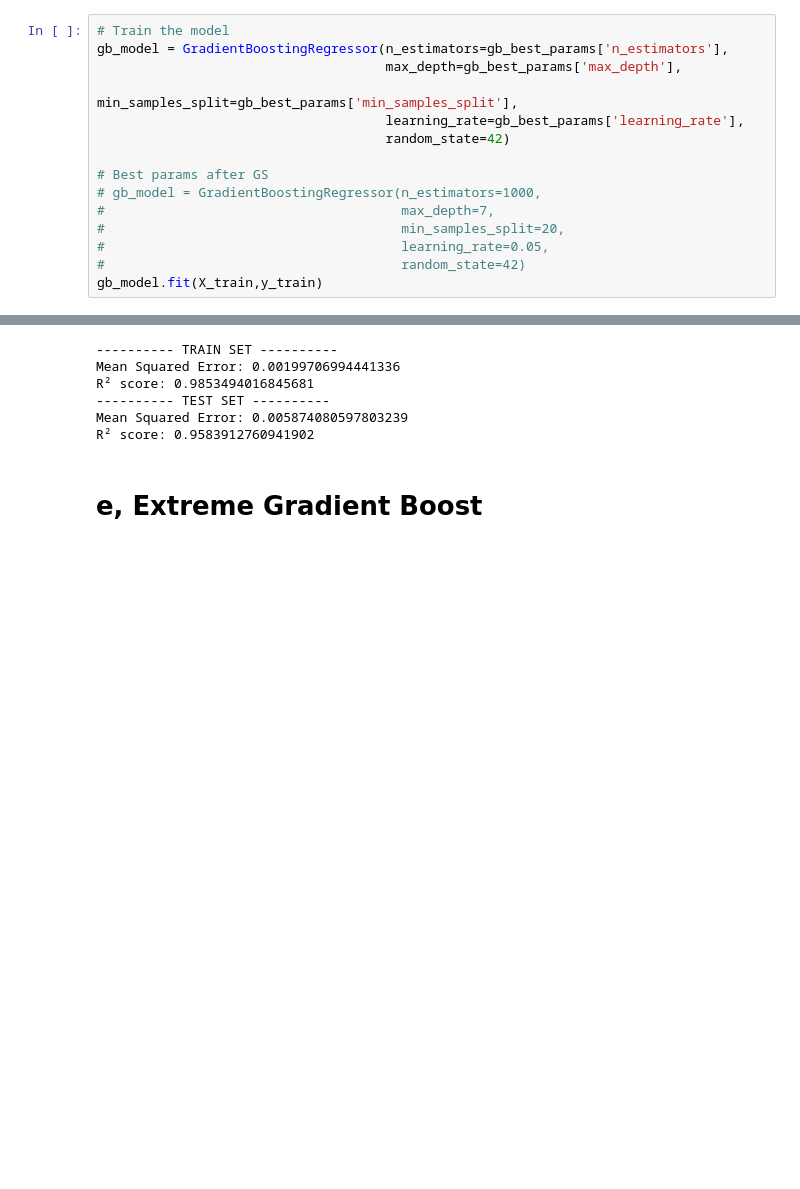
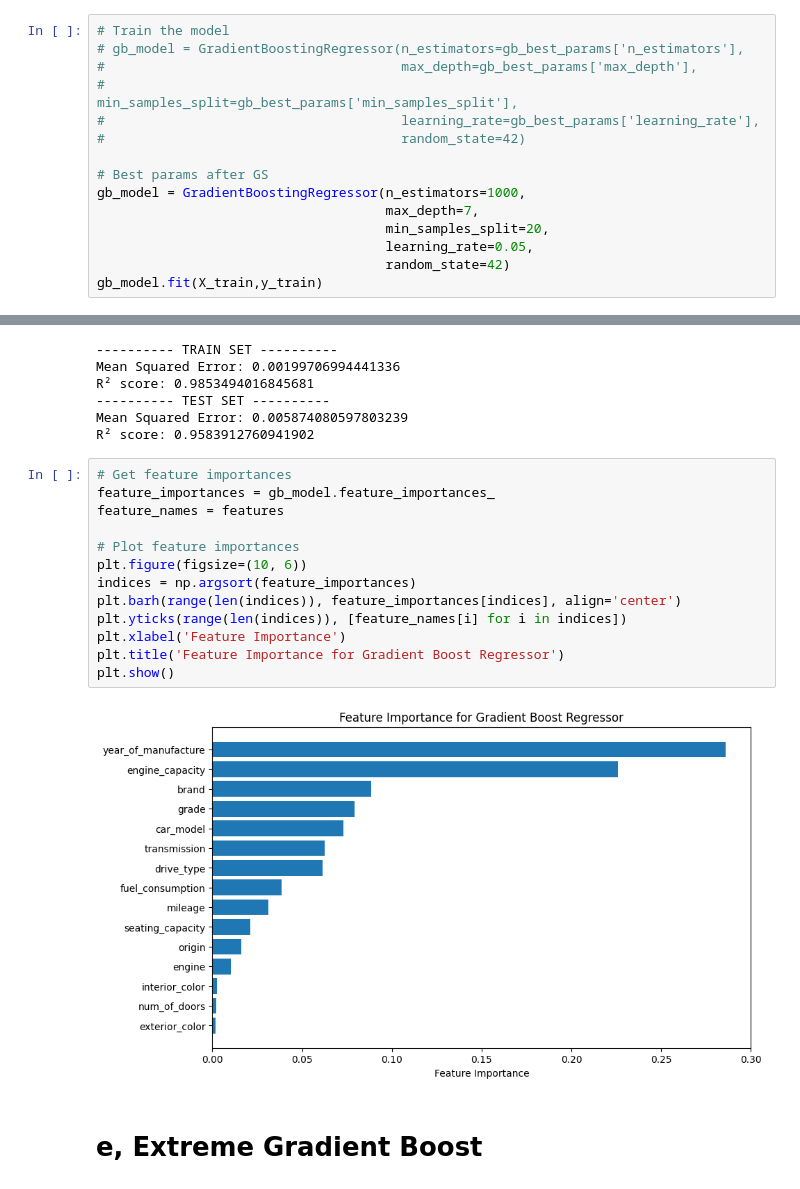
Before and after one commit to AnKun10/Car-Evaluation, a Jupyter notebook: Model/Main/Tree Price Prediction.ipynb, the cells around one changed output, grey strips where cells are left out. Drawn from its saved outputs; the diff is of its cells as text; blank space fills up the shorter version.

```diff
--- a/Model/Main/Tree Price Prediction.ipynb
+++ b/Model/Main/Tree Price Prediction.ipynb
@@ -339,18 +390,18 @@ Fitting 5 folds for each of 448 candidates, totalling 2240 fits
 KeyboardInterrupt:
 # %%
 # Train the model
-gb_model = GradientBoostingRegressor(n_estimators=gb_best_params['n_estimators'],
-                                     max_depth=gb_best_params['max_depth'],
-                                     min_samples_split=gb_best_params['min_samples_split'],
-                                     learning_rate=gb_best_params['learning_rate'],
-                                     random_state=42)
+# gb_model = GradientBoostingRegressor(n_estimators=gb_best_params['n_estimators'],
+#                                      max_depth=gb_best_params['max_depth'],
+#                                      min_samples_split=gb_best_params['min_samples_split'],
+#                                      learning_rate=gb_best_params['learning_rate'],
+#                                      random_state=42)
 
 # Best params after GS
-# gb_model = GradientBoostingRegressor(n_estimators=1000,
-#                                      max_depth=7,
-#                                      min_samples_split=20,
-#                                      learning_rate=0.05,
-#                                      random_state=42)
+gb_model = GradientBoostingRegressor(n_estimators=1000,
+                                     max_depth=7,
+                                     min_samples_split=20,
+                                     learning_rate=0.05,
+                                     random_state=42)
 gb_model.fit(X_train,y_train)
 # %% [output]
 GradientBoostingRegressor(learning_rate=0.05, max_depth=7, min_samples_split=20,
@@ -378,6 +429,21 @@ R² score: 0.9853494016845681
 ---------- TEST SET ----------
 Mean Squared Error: 0.005874080597803239
 R² score: 0.9583912760941902
+# %%
+# Get feature importances
+feature_importances = gb_model.feature_importances_
+feature_names = features
+
+# Plot feature importances
+plt.figure(figsize=(10, 6))
+indices = np.argsort(feature_importances)
+plt.barh(range(len(indices)), feature_importances[indices], align='center')
+plt.yticks(range(len(indices)), [feature_names[i] for i in indices])
+plt.xlabel('Feature Importance')
+plt.title('Feature Importance for Gradient Boost Regressor')
+plt.show()
+# %% [output]
+[figure, added]
 # %% [markdown]
 # e, Extreme Gradient Boost
 # %%
```
Also changed, not shown: parts of 8 cells of this notebook.
